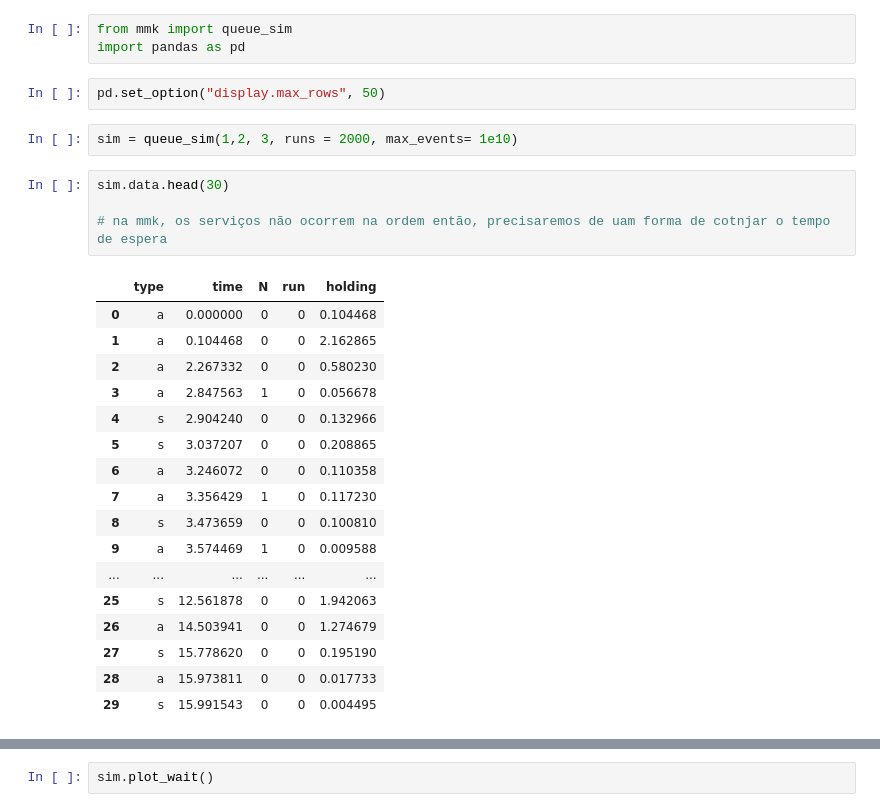
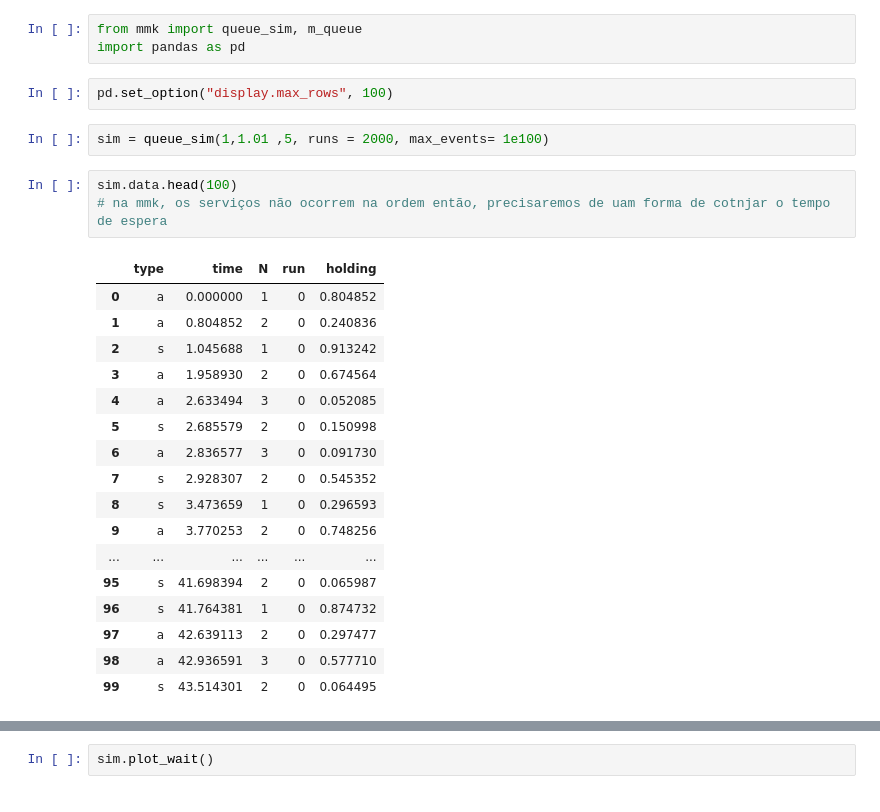
Before and after one commit to GabrielAureo/trab-final-AD-2021.2, a Jupyter notebook: mmk.ipynb, the cells around one changed output, grey strips where cells are left out. Drawn from its saved outputs; the diff is of its cells as text.

```diff
--- a/mmk.ipynb
+++ b/mmk.ipynb
@@ -5,32 +8,31 @@
 # %%
-from mmk import queue_sim
+from mmk import queue_sim, m_queue
 import pandas as pd
 # %%
-pd.set_option("display.max_rows", 50)
+pd.set_option("display.max_rows", 100)
 # %%
-sim = queue_sim(1,2, 3, runs = 2000, max_events= 1e10)
+sim = queue_sim(1,1.01 ,5, runs = 2000, max_events= 1e100)
 # %%
-sim.data.head(30)
-
+sim.data.head(100)
 # na mmk, os serviços não ocorrem na ordem então, precisaremos de uam forma de cotnjar o tempo de espera
 # %% [output]
 |  | type | time | N | run | holding |
-| 0 | a | 0.000000 | 0 | 0 | 0.104468 |
-| 1 | a | 0.104468 | 0 | 0 | 2.162865 |
-| 2 | a | 2.267332 | 0 | 0 | 0.580230 |
-| 3 | a | 2.847563 | 1 | 0 | 0.056678 |
-| 4 | s | 2.904240 | 0 | 0 | 0.132966 |
-| 5 | s | 3.037207 | 0 | 0 | 0.208865 |
-| 6 | a | 3.246072 | 0 | 0 | 0.110358 |
-| 7 | a | 3.356429 | 1 | 0 | 0.117230 |
-| 8 | s | 3.473659 | 0 | 0 | 0.100810 |
-| 9 | a | 3.574469 | 1 | 0 | 0.009588 |
+| 0 | a | 0.000000 | 1 | 0 | 0.804852 |
+| 1 | a | 0.804852 | 2 | 0 | 0.240836 |
+| 2 | s | 1.045688 | 1 | 0 | 0.913242 |
+| 3 | a | 1.958930 | 2 | 0 | 0.674564 |
+| 4 | a | 2.633494 | 3 | 0 | 0.052085 |
+| 5 | s | 2.685579 | 2 | 0 | 0.150998 |
+| 6 | a | 2.836577 | 3 | 0 | 0.091730 |
+| 7 | s | 2.928307 | 2 | 0 | 0.545352 |
+| 8 | s | 3.473659 | 1 | 0 | 0.296593 |
+| 9 | a | 3.770253 | 2 | 0 | 0.748256 |
 | ... | ... | ... | ... | ... | ... |
-| 25 | s | 12.561878 | 0 | 0 | 1.942063 |
-| 26 | a | 14.503941 | 0 | 0 | 1.274679 |
-| 27 | s | 15.778620 | 0 | 0 | 0.195190 |
-| 28 | a | 15.973811 | 0 | 0 | 0.017733 |
-| 29 | s | 15.991543 | 0 | 0 | 0.004495 |
+| 95 | s | 41.698394 | 2 | 0 | 0.065987 |
+| 96 | s | 41.764381 | 1 | 0 | 0.874732 |
+| 97 | a | 42.639113 | 2 | 0 | 0.297477 |
+| 98 | a | 42.936591 | 3 | 0 | 0.577710 |
+| 99 | s | 43.514301 | 2 | 0 | 0.064495 |
 # %%
 sim.plot_customers(max_ticks = 50)
 # %% [output]
```
Also changed, not shown: parts of 3 cells of this notebook, 5 other files.
